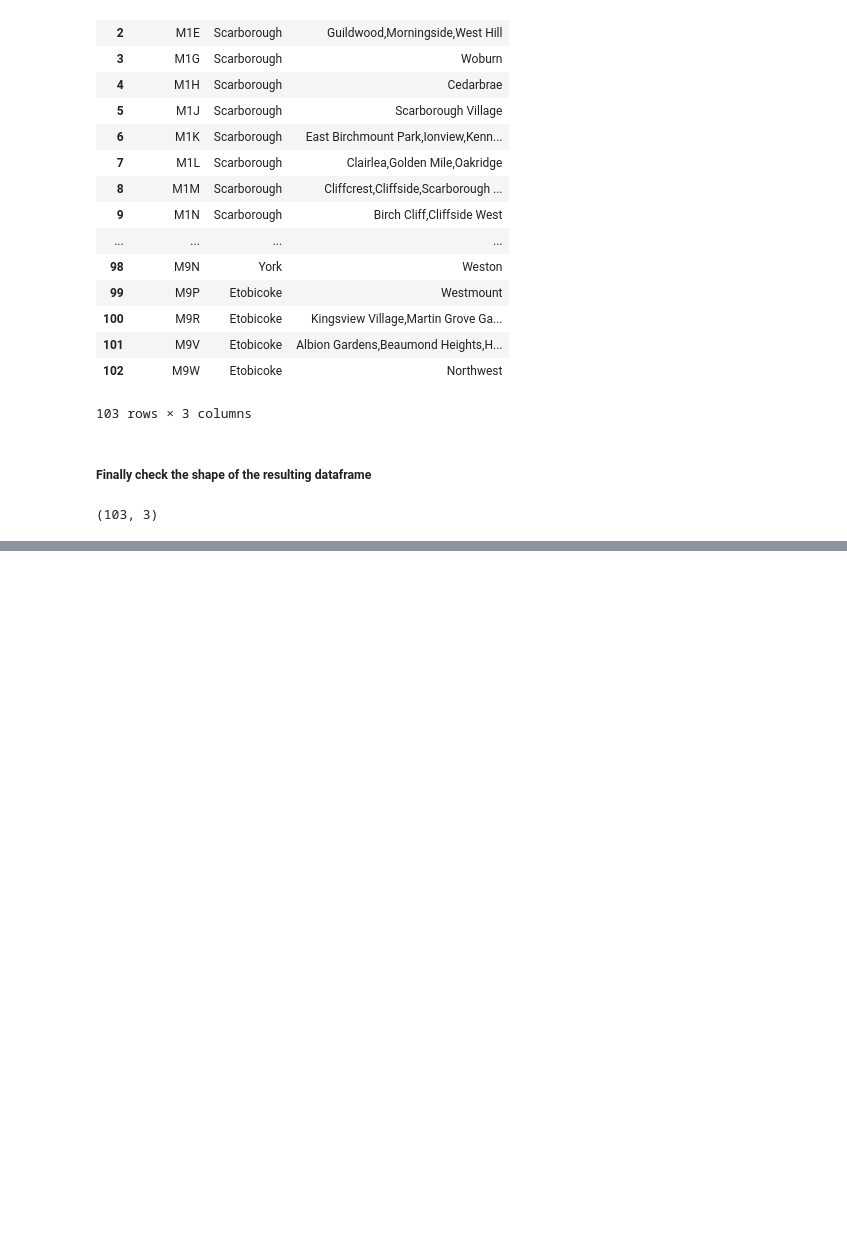
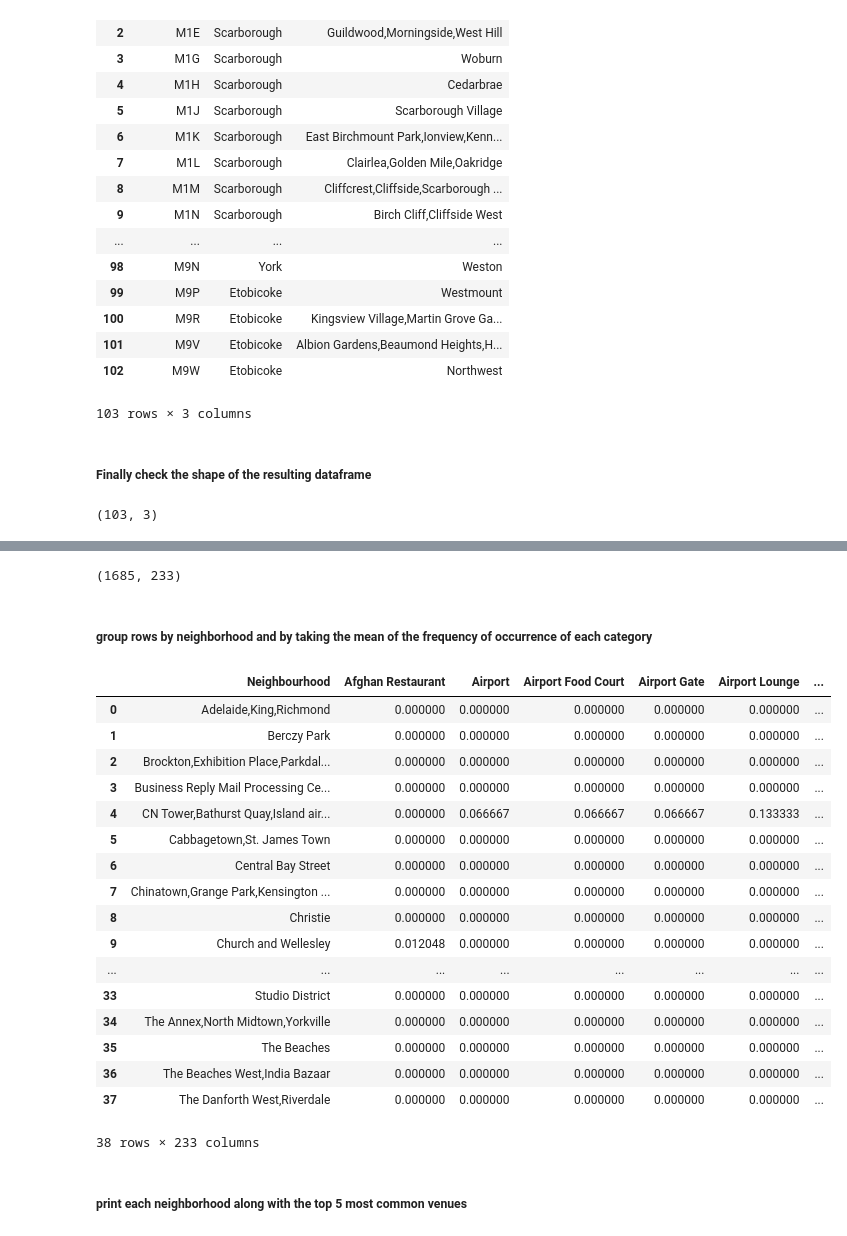
Before and after one commit to psbiswas/Coursera_Capstone, a Jupyter notebook: Exploring Neighbourhoods in Toronto.ipynb, the cells around one changed output, grey strips where cells are left out. Drawn from its saved outputs; the diff is of its cells as text; code cells hidden in the pictures; blank space fills up the shorter version.

```diff
--- a/Exploring Neighbourhoods in Toronto.ipynb
+++ b/Exploring Neighbourhoods in Toronto.ipynb
@@ -145,0 +258,8 @@ dfx.shape
+# %%
+address = 'Toronto, CA'
+
+geolocator = Nominatim(user_agent="ca_explorer")
+location = geolocator.geocode(address)
+latitude = location.latitude
+longitude = location.longitude
+print('The geograpical coordinates of Toronto are {}, {}.'.format(latitude, longitude))
@@ -145,0 +292,8 @@ dfx.shape
+# %%
+CLIENT_ID = 'HUJC21CPUZFS0IIMG322ZQXHRMNFDYHHTRUTAMKHLN45EHPJ' # your Foursquare ID
+CLIENT_SECRET = '0DFARGHJWLWHOQKFJKGMYDZK4ICF31I0FORADLIRWQNDCSZJ' # your Foursquare Secret
+VERSION = '20180605' # Foursquare API version
+
+print('Your credentails:')
+print('CLIENT_ID: ' + CLIENT_ID)
+print('CLIENT_SECRET:' + CLIENT_SECRET)
@@ -145,0 +351,6 @@ dfx.shape
+# %%
+LIMIT = 100
+toronto_venues = getNearbyVenues(names=toronto_data['Neighbourhood'],
+                                   latitudes=toronto_data['Latitude'],
+                                   longitudes=toronto_data['Longitude']
+                                  )
@@ -145,0 +419,12 @@ dfx.shape
+# %%
+# one hot encoding
+toronto_onehot = pd.get_dummies(toronto_venues[['Venue Category']], prefix="", prefix_sep="")
+
+# add neighborhood column back to dataframe
+toronto_onehot['Neighbourhood'] = toronto_venues['Neighbourhood']
+
+# move neighborhood column to the first column
+fixed_columns = [toronto_onehot.columns[-1]] + list(toronto_onehot.columns[:-1])
+toronto_onehot = toronto_onehot[fixed_columns]
+
+toronto_onehot.head()
@@ -145,0 +439,30 @@ dfx.shape
+# %%
+toronto_onehot.shape
+# %% [output]
+(1685, 233)
+# %% [markdown]
+##### group rows by neighborhood and by taking the mean of the frequency of occurrence of each category
+# %%
+toronto_grouped = toronto_onehot.groupby('Neighbourhood').mean().reset_index()
+toronto_grouped
+# %% [output]
+|  | Neighbourhood | Afghan Restaurant | Airport | Airport Food Court | Airport Gate | Airport Lounge | ... |
+| 0 | Adelaide,King,Richmond | 0.000000 | 0.000000 | 0.000000 | 0.000000 | 0.000000 | ... |
+| 1 | Berczy Park | 0.000000 | 0.000000 | 0.000000 | 0.000000 | 0.000000 | ... |
+| 2 | Brockton,Exhibition Place,Parkdal... | 0.000000 | 0.000000 | 0.000000 | 0.000000 | 0.000000 | ... |
+| 3 | Business Reply Mail Processing Ce... | 0.000000 | 0.000000 | 0.000000 | 0.000000 | 0.000000 | ... |
+| 4 | CN Tower,Bathurst Quay,Island air... | 0.000000 | 0.066667 | 0.066667 | 0.066667 | 0.133333 | ... |
+| 5 | Cabbagetown,St. James Town | 0.000000 | 0.000000 | 0.000000 | 0.000000 | 0.000000 | ... |
+| 6 | Central Bay Street | 0.000000 | 0.000000 | 0.000000 | 0.000000 | 0.000000 | ... |
+| 7 | Chinatown,Grange Park,Kensington ... | 0.000000 | 0.000000 | 0.000000 | 0.000000 | 0.000000 | ... |
+| 8 | Christie | 0.000000 | 0.000000 | 0.000000 | 0.000000 | 0.000000 | ... |
+| 9 | Church and Wellesley | 0.012048 | 0.000000 | 0.000000 | 0.000000 | 0.000000 | ... |
+| ... | ... | ... | ... | ... | ... | ... | ... |
+| 33 | Studio District | 0.000000 | 0.000000 | 0.000000 | 0.000000 | 0.000000 | ... |
+| 34 | The Annex,North Midtown,Yorkville | 0.000000 | 0.000000 | 0.000000 | 0.000000 | 0.000000 | ... |
+| 35 | The Beaches | 0.000000 | 0.000000 | 0.000000 | 0.000000 | 0.000000 | ... |
+| 36 | The Beaches West,India Bazaar | 0.000000 | 0.000000 | 0.000000 | 0.000000 | 0.000000 | ... |
+| 37 | The Danforth West,Riverdale | 0.000000 | 0.000000 | 0.000000 | 0.000000 | 0.000000 | ... |
+38 rows × 233 columns
+# %% [markdown]
+##### print each neighborhood along with the top 5 most common venues
```
Also changed, not shown: parts of 58 cells of this notebook.
